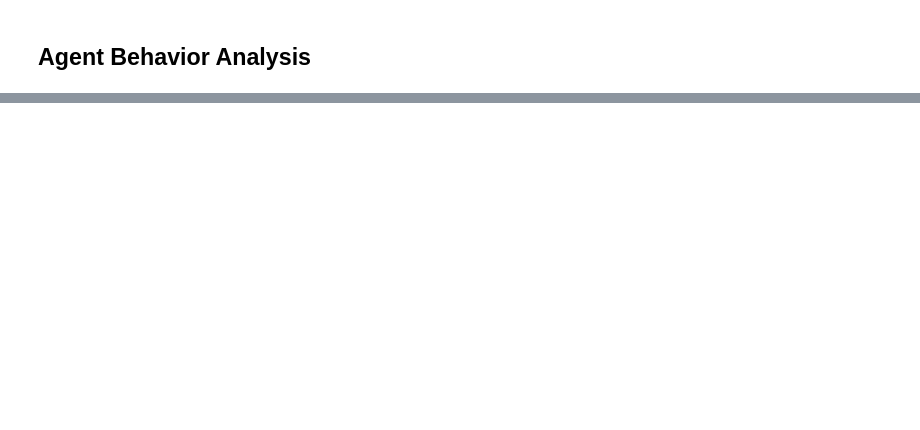
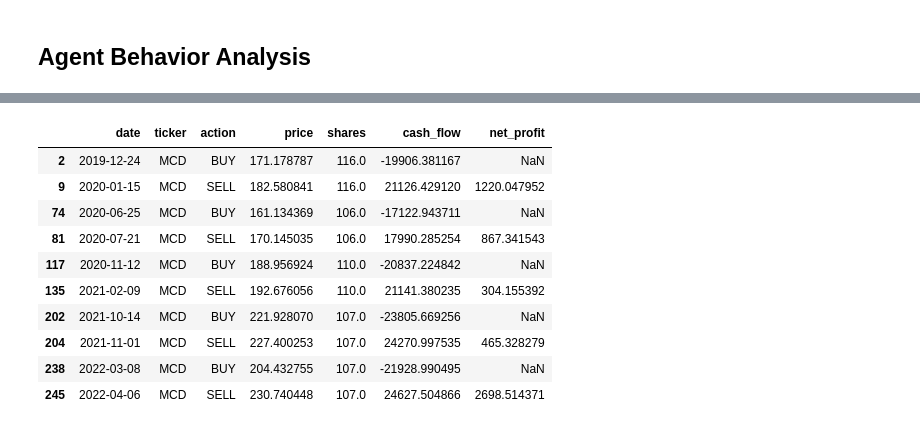
Before and after one commit to shh1v/ReinforceTrader, a Jupyter notebook: notebooks/Backtesting.ipynb, the cells around one changed output, grey strips where cells are left out. Saved outputs shown, nothing was run; the diff lists cells and outputs as text; code cells hidden in the pictures; blank space fills up the shorter version.

```diff
--- a/notebooks/Backtesting.ipynb
+++ b/notebooks/Backtesting.ipynb
@@ -140 +134,20 @@ display_df(trade_logs, rows=30)
+# %%
+# Let us pick MCD stock for analysis
+SCENARIO_TICKER = 'MCD'
+MCD_trade_logs = trade_logs[trade_logs['ticker'] == 'MCD']
+
+# Inspect MCD buy/sell behaviour
+display_df(MCD_trade_logs)
+# %% [output]
+|  | date | ticker | action | price | shares | cash_flow | net_profit |
+| 2 | 2019-12-24 | MCD | BUY | 171.178787 | 116.0 | -19906.381167 | NaN |
+| 9 | 2020-01-15 | MCD | SELL | 182.580841 | 116.0 | 21126.429120 | 1220.047952 |
+| 74 | 2020-06-25 | MCD | BUY | 161.134369 | 106.0 | -17122.943711 | NaN |
+| 81 | 2020-07-21 | MCD | SELL | 170.145035 | 106.0 | 17990.285254 | 867.341543 |
+| 117 | 2020-11-12 | MCD | BUY | 188.956924 | 110.0 | -20837.224842 | NaN |
+| 135 | 2021-02-09 | MCD | SELL | 192.676056 | 110.0 | 21141.380235 | 304.155392 |
+| 202 | 2021-10-14 | MCD | BUY | 221.928070 | 107.0 | -23805.669256 | NaN |
+| 204 | 2021-11-01 | MCD | SELL | 227.400253 | 107.0 | 24270.997535 | 465.328279 |
+| 238 | 2022-03-08 | MCD | BUY | 204.432755 | 107.0 | -21928.990495 | NaN |
+| 245 | 2022-04-06 | MCD | SELL | 230.740448 | 107.0 | 24627.504866 | 2698.514371 |
 # %%
```
Also changed, not shown: parts of 5 cells of this notebook, 8 other files.
